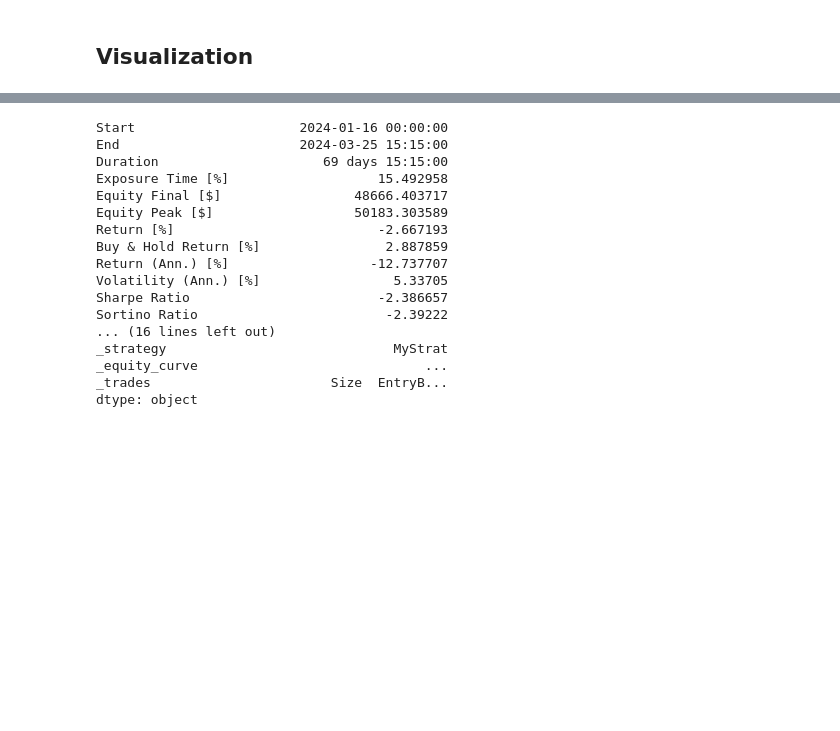
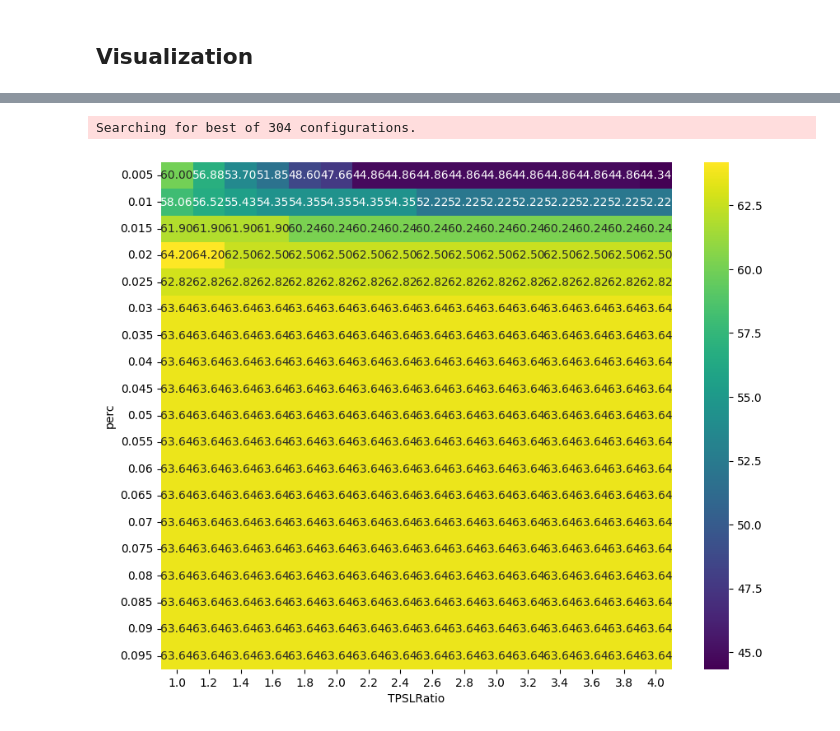
Before and after one commit to pointmekin/quant-trading-backtests, a Jupyter notebook: vwap_bollinger/vwap_bollinger.ipynb, the cells around one changed output, grey strips where cells are left out. Saved outputs shown, nothing was run; the diff lists cells and outputs as text; code cells hidden in the pictures; blank space fills up the shorter version.

Commit message:
feat: idk, some backtests?

```diff
--- a/vwap_bollinger/vwap_bollinger.ipynb
+++ b/vwap_bollinger/vwap_bollinger.ipynb
@@ -175,6 +198,8 @@ class MyStrat(Strategy):
     mysize = initsize
     risk = 0
     latestEntry = 0
+    perc = 0.02
+    TPSLRatio = 2
 
     def init(self):
         super().init()
@@ -182,71 +207,65 @@ class MyStrat(Strategy):
 
     def next(self):
         super().next()
-        TPSLRatio = 2
-        perc = 0.02
+        TPSLRatio = self.TPSLRatio
+        perc = self.perc
         lastEntryIndex = 0
 
         if len(self.trades)>0:
 
             # close the position if the amount lost exceeds 3% of the account balance
-            if (self.position.pl < -1 * self.equity * 0.015):
-                self.position.close()
-                print("Close position due to loss")
-                print("------")
+            # if (self.position.pl < -1 * self.equity * 0.03):
+            #     self.position.close()
+                # print("Close position due to loss")
+                # print("------")
 
             # if the pl is greater than the stop loss amount, then move the stop loss to entry
             if (self.position.pl > self.risk):
                 # adjust the stop loss to entry
                 self.position.sl = self.latestEntry
 
-            if self.data['index_entry'][-1]-self.lastEntryIndex>=10:
+            if self.data['index_entry'][-1]-self.lastEntryIndex>=16:
                 self.trades[-1].close()
                 self.lastEntryIndex = self.data['index_entry'][-1]
-            if self.trades[-1].is_long and self.data.RSI[-1]>=75:
+            if self.trades[-1].is_long and self.data.RSI[-1]>=90:
                 self.trades[-1].close()
                 self.lastEntryIndex = self.data['index_entry'][-1]
-            elif self.trades[-1].is_short and self.data.RSI[-1]<=25:
+            elif self.trades[-1].is_short and self.data.RSI[-1]<=10:
                 self.trades[-1].close()
                 self.lastEntryIndex = self.data['index_entry'][-1]
 
         if self.signal!=0 and len(self.trades)==0 and self.data.EMASignal==2:
             sl1 = min(self.data.Low[-1],self.data.Low[-2])*(1-perc)
             tp1 = self.data.Close[-1]+(self.data.Close[-1] - sl1)*TPSLRatio
             entry = self.data.Close[-1]
             self.risk = entry - sl1
             self.latestEntry = entry
             self.lastEntryIndex = self.data['index_entry'][-1]
             self.buy(sl=sl1, tp=tp1, size=self.mysize)
 
         elif self.signal!=0 and len(self.trades)==0 and self.data.EMASignal==1:
             sl1 = sl1 = max(self.data.High[-1],self.data.High[-2])*(1+perc)
             tp1 = self.data.Close[-1]-(sl1 - self.data.Close[-1])*TPSLRatio
             entry = self.data.Close[-1]
             self.risk = sl1 - entry
             self.latestEntry = entry
             self.lastEntryIndex = self.data['index_entry'][-1]
             self.sell(sl=sl1, tp=tp1, size=self.mysize)
 
-bt = Backtest(dfpl, MyStrat, cash=50000, margin=1/100, commission=.000)
-stat = bt.run()
-stat
+bt = Backtest(dfpl, MyStrat, cash=100000, margin=1/100)
+stat, heatmap = bt.optimize(perc=[float(i)/1000 for i in range(5, 100, 5)],
+                        TPSLRatio=[float(i/10) for i in range(10, 41, 2)],
+                        maximize='Win Rate [%]', max_tries=400,
+                            random_state=0,
+                            return_heatmap=True)
+
+# Convert multiindex series to dataframe
+heatmap_df = heatmap.unstack()
+plt.figure(figsize=(10, 8))
+sns.heatmap(heatmap_df, annot=True, cmap='viridis', fmt='.2f')
+plt.show()
 # %% [output]
-Start                     2024-01-16 00:00:00
-End                       2024-03-25 15:15:00
-Duration                     69 days 15:15:00
-Exposure Time [%]                   15.492958
-Equity Final [$]                 48666.403717
-Equity Peak [$]                  50183.303589
-Return [%]                          -2.667193
-Buy & Hold Return [%]                2.887859
-Return (Ann.) [%]                  -12.737707
-Volatility (Ann.) [%]                 5.33705
-Sharpe Ratio                        -2.386657
-Sortino Ratio                        -2.39222
-... (16 lines left out)
-_strategy                             MyStrat
-_equity_curve                             ...
-_trades                       Size  EntryB...
-dtype: object
+Searching for best of 304 configurations.
+[figure, added]
 # %%
 bt.plot()
```
Also changed, not shown: parts of 6 cells of this notebook, 14 other files.
